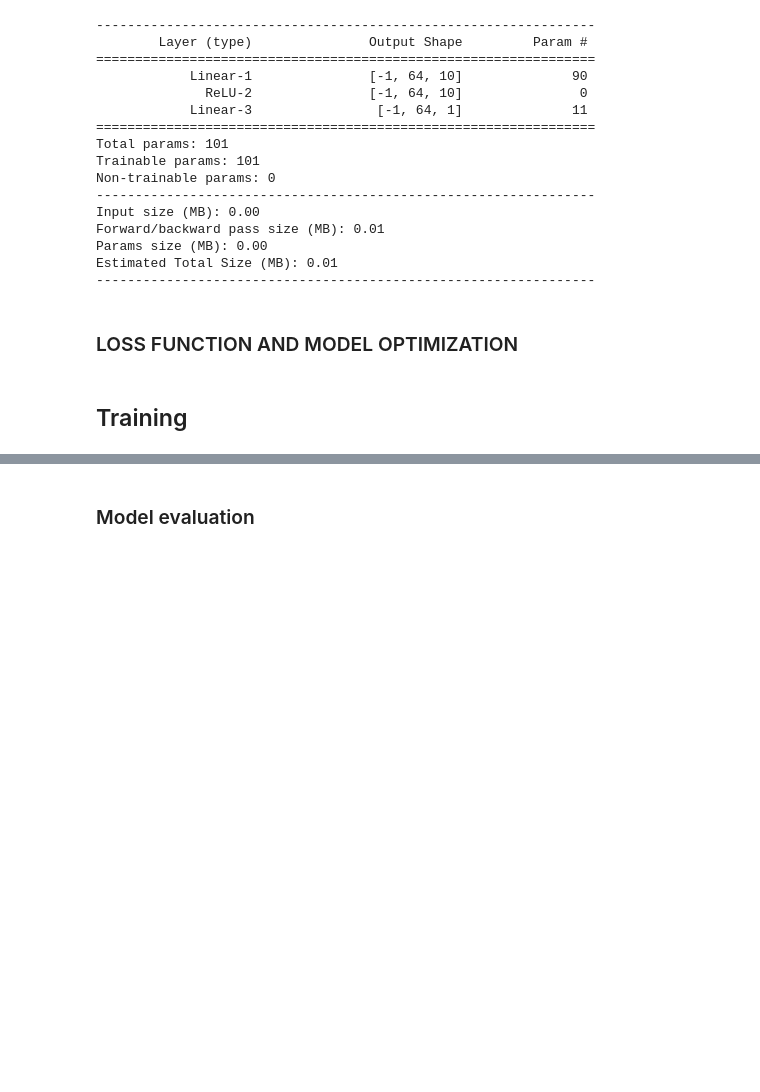
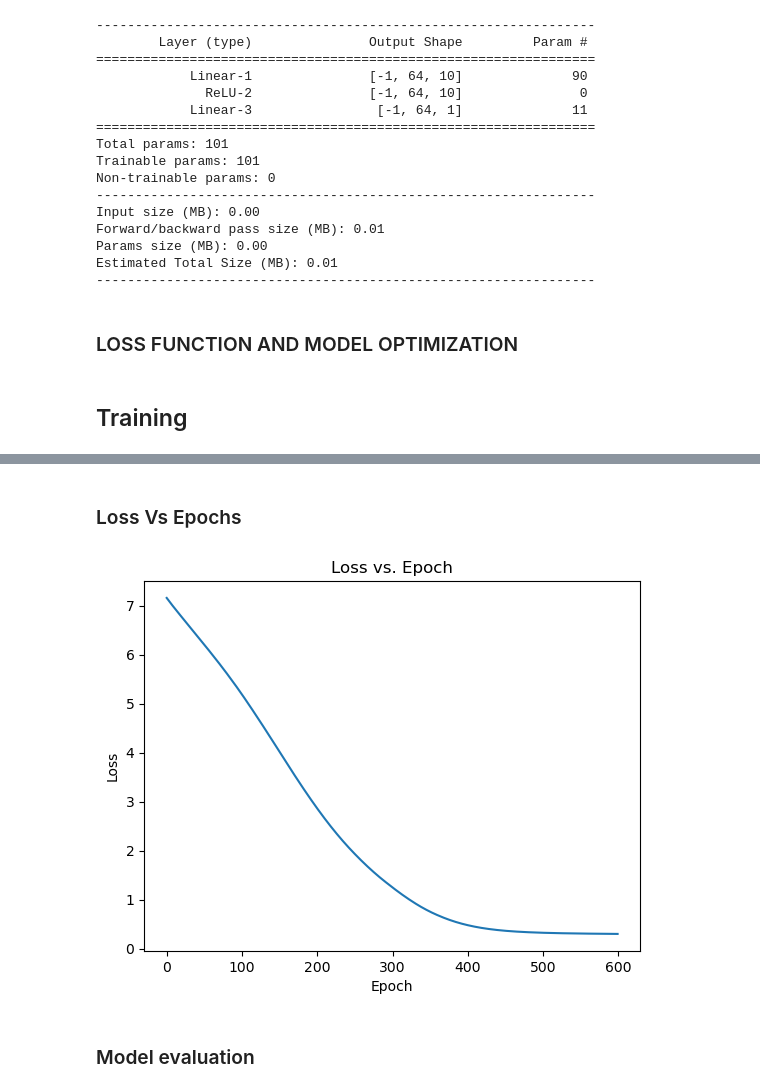
Before and after one commit to Josewathome/Tensile-Prediction-Model, a Jupyter notebook: TESILE Model .ipynb, the cells around one changed output, grey strips where cells are left out. Saved outputs shown, nothing was run; the diff lists cells and outputs as text; code cells hidden in the pictures; blank space fills up the shorter version.

```diff
--- a/TESILE Model .ipynb
+++ b/TESILE Model .ipynb
@@ -216,18 +216,29 @@ optimizer = torch.optim.Adam(model.parameters(), weight_decay=1e-5)
 # %% [markdown]
 ## Training
 # %%
-num_epochs = 50000
+num_epochs = 600
+losses = []  # to store the loss values
+streak = 0  # to count the streak of constant loss
 # Training loop
 for epoch in range(num_epochs):
     # Forward pass
     outputs = model(X_train)
     loss = criterion(outputs, y_train)
-
     # Backward and optimize
     optimizer.zero_grad()
     loss.backward()
     optimizer.step()
-
+    # Save the loss
+    losses.append(loss.item())
+    # Check if the loss is constant
+    if len(losses) > 1 and losses[-1] == losses[-2]:
+        streak += 1
+    else:
+        streak = 0
+    # Stop training if the loss is constant for 10 epochs
+    if streak >= 20:
+        print('Loss is constant for 10 epochs, stopping training')
+        break
     if (epoch+1) % 100 == 0:
         print ('Epoch [{}/{}], Loss: {:.4f}'.format(epoch+1, num_epochs, loss.item()))
 # %% [output]
@@ -251,3 +251,14 @@ Epoch [50000/50000], Loss: 0.2329
+# %% [markdown]
+### Loss Vs Epochs
+# %%
+# After the training loop
+plt.plot(losses)
+plt.xlabel('Epoch')
+plt.ylabel('Loss')
+plt.title('Loss vs. Epoch')
+plt.show()
+# %% [output]
+[figure, added]
 # %% [markdown]
 ### Model evaluation
 # %%
```
Also changed, not shown: parts of 3 cells of this notebook, 11 other files.
